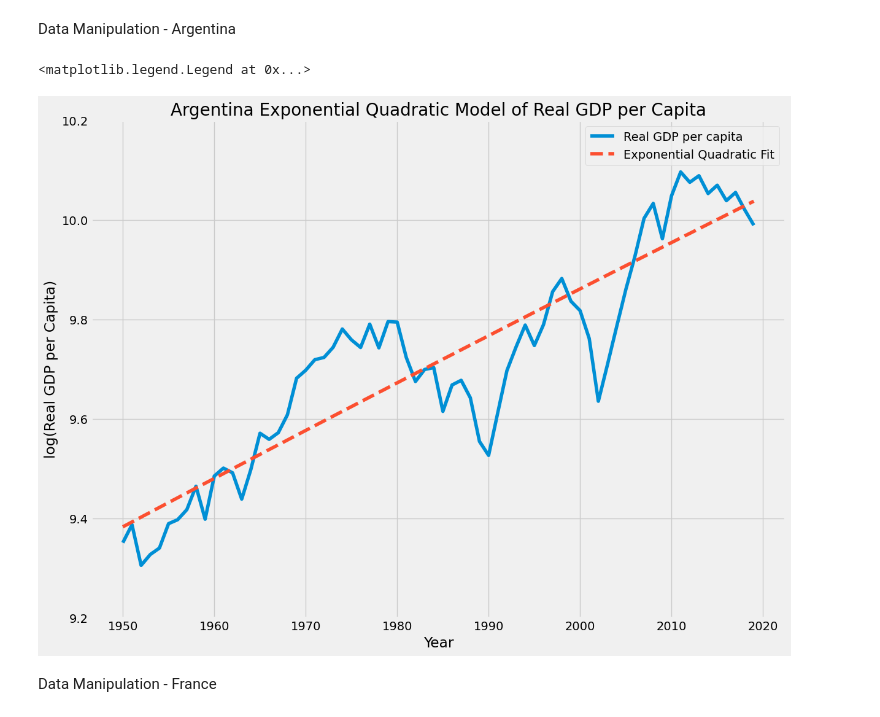
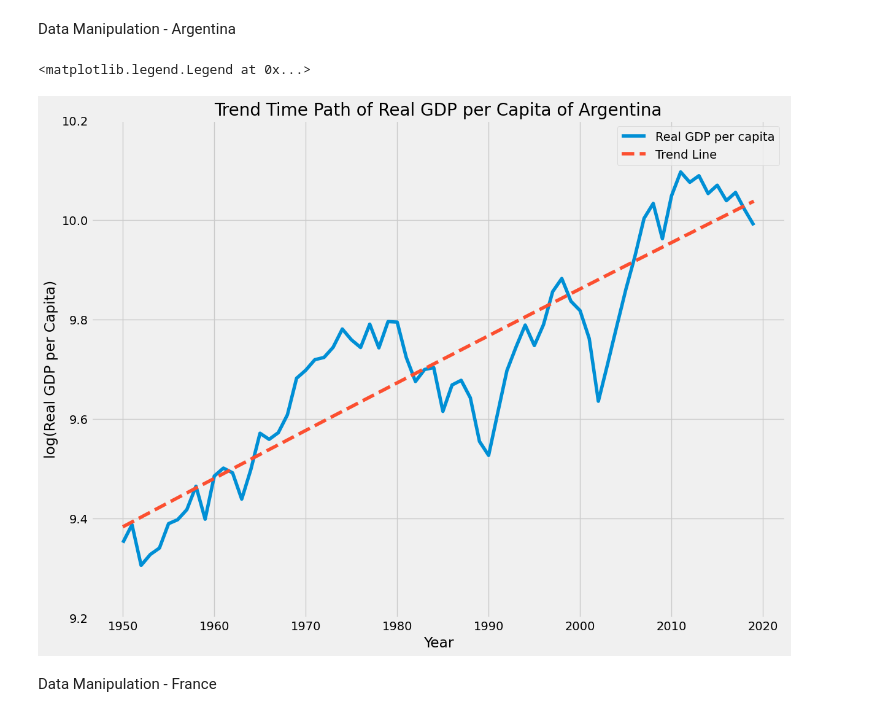
Before and after one commit to zhihaoli000/EC2B1-Coursework, a Jupyter notebook: Coursework v2 (1).ipynb, the cells around one changed output. Cells and saved outputs as stored; diff of their text form; code cells hidden in the pictures.

```diff
--- a/Coursework v2 (1).ipynb
+++ b/Coursework v2 (1).ipynb
@@ -45,40 +45,40 @@ y_fra = fra_df['log(rgdpna_pc)'].copy()
 # %% [markdown]
 Data Manipulation - Argentina
 # %%
-# Using exponential and quadratic models for Argentina
+# Using log models for Argentina
 T = len(arg_df)
 
 # Create regressors x1, x2, and x3
 x1 = np.empty(T)
 x2 = np.empty(T)
 x3 = np.empty(T)
 
 for t in range(T):
     x1[t] = 1.0
     x2[t] = t + 1
     x3[t] = (t + 1)**2
 
 # Get the regression coefficients using the get_regression_coefs function
 a_exp_quad, b1_exp_quad, b2_exp_quad = get_regression_coefs(y_arg, x1, x2, x3)
 
 # Initialize the predicted values yhat
 yhat_exp_quad_arg = np.empty(T)
 
 # Compute the trend for all years
 for t in range(T):
     yhat_exp_quad_arg[t] = a_exp_quad + b1_exp_quad * (t + 1) + b2_exp_quad * (t + 1)**2
 
 # Plot the data and the exponential quadratic fit for Argentina
 plt.plot(arg_df['year'], y_arg, label='Real GDP per capita')
-plt.plot(arg_df['year'], yhat_exp_quad_arg, linestyle='dashed', label='Exponential Quadratic Fit')
+plt.plot(arg_df['year'], yhat_exp_quad_arg, linestyle='dashed', label='Trend Line')
 plt.ylim([9.2, 10.2])
-plt.title('Argentina Exponential Quadratic Model of Real GDP per Capita', size=20)
+plt.title('Trend Time Path of Real GDP per Capita of Argentina', size=20)
 plt.xlabel('Year')
 plt.ylabel('log(Real GDP per Capita)')
 plt.legend()
 # %% [output]
 <matplotlib.legend.Legend at 0x...>
-[figure, old version]
+[figure, new version]
 # %% [markdown]
 Data Manipulation - France
 # %%
```
Also changed, not shown: parts of 30 cells of this notebook.
